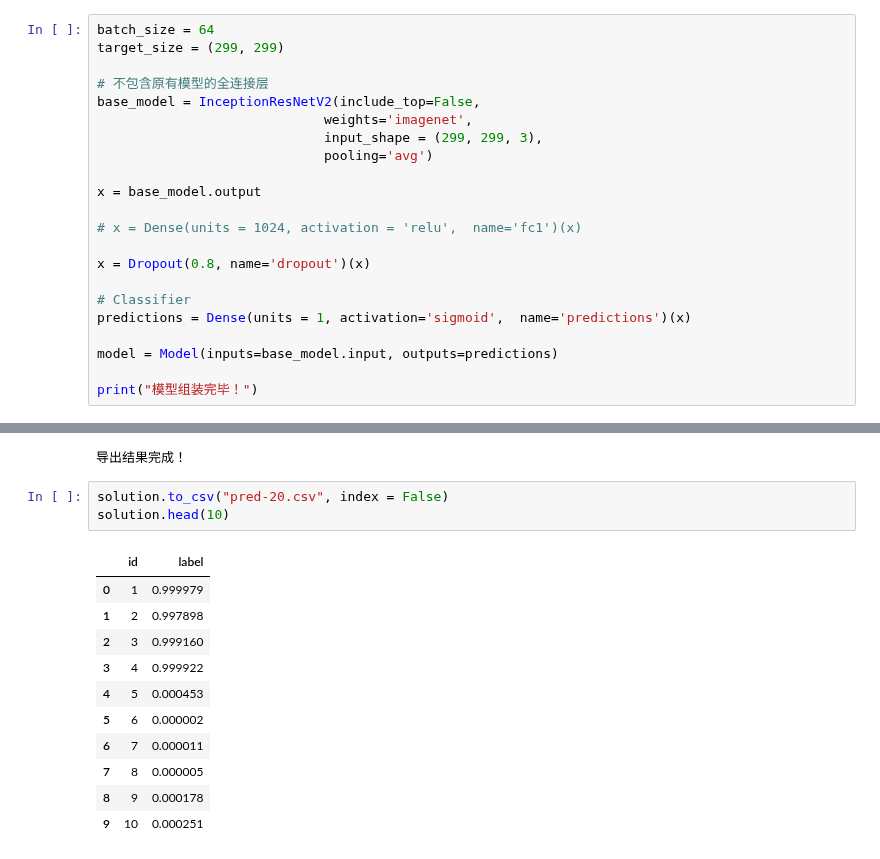
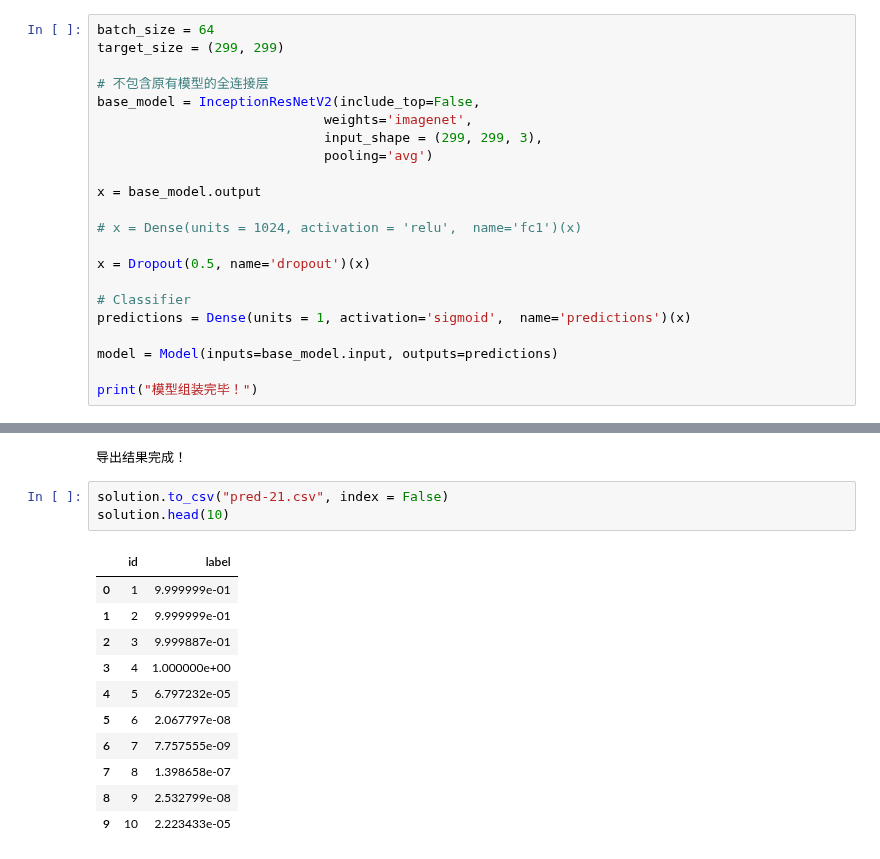
Before and after one commit to sunrise2075/cat_vs_dog_cnn, a Jupyter notebook: cat_vs_dog_model_training.ipynb, the cells around one changed output, grey strips where cells are left out. Drawn from its saved outputs; the diff is of its cells as text.

Commit message:
dropout rate reduced to 0.5

```diff
--- a/cat_vs_dog_model_training.ipynb
+++ b/cat_vs_dog_model_training.ipynb
@@ -128,7 +128,7 @@ x = base_model.output
 
 # x = Dense(units = 1024, activation = 'relu',  name='fc1')(x)
 
-x = Dropout(0.8, name='dropout')(x)
+x = Dropout(0.5, name='dropout')(x)
 
 # Classifier
 predictions = Dense(units = 1, activation='sigmoid',  name='predictions')(x)
@@ -359,17 +361,17 @@ print("导出结果完成！")
 # %% [output]
 导出结果完成！
 # %%
-solution.to_csv("pred-20.csv", index = False)
+solution.to_csv("pred-21.csv", index = False)
 solution.head(10)
 # %% [output]
 |  | id | label |
-| 0 | 1 | 0.999979 |
-| 1 | 2 | 0.997898 |
-| 2 | 3 | 0.999160 |
-| 3 | 4 | 0.999922 |
-| 4 | 5 | 0.000453 |
-| 5 | 6 | 0.000002 |
-| 6 | 7 | 0.000011 |
-| 7 | 8 | 0.000005 |
-| 8 | 9 | 0.000178 |
-| 9 | 10 | 0.000251 |
+| 0 | 1 | 9.999999e-01 |
+| 1 | 2 | 9.999999e-01 |
+| 2 | 3 | 9.999887e-01 |
+| 3 | 4 | 1.000000e+00 |
+| 4 | 5 | 6.797232e-05 |
+| 5 | 6 | 2.067797e-08 |
+| 6 | 7 | 7.757555e-09 |
+| 7 | 8 | 1.398658e-07 |
+| 8 | 9 | 2.532799e-08 |
+| 9 | 10 | 2.223433e-05 |
```
Also changed, not shown: parts of 4 cells of this notebook, 1 other file.
